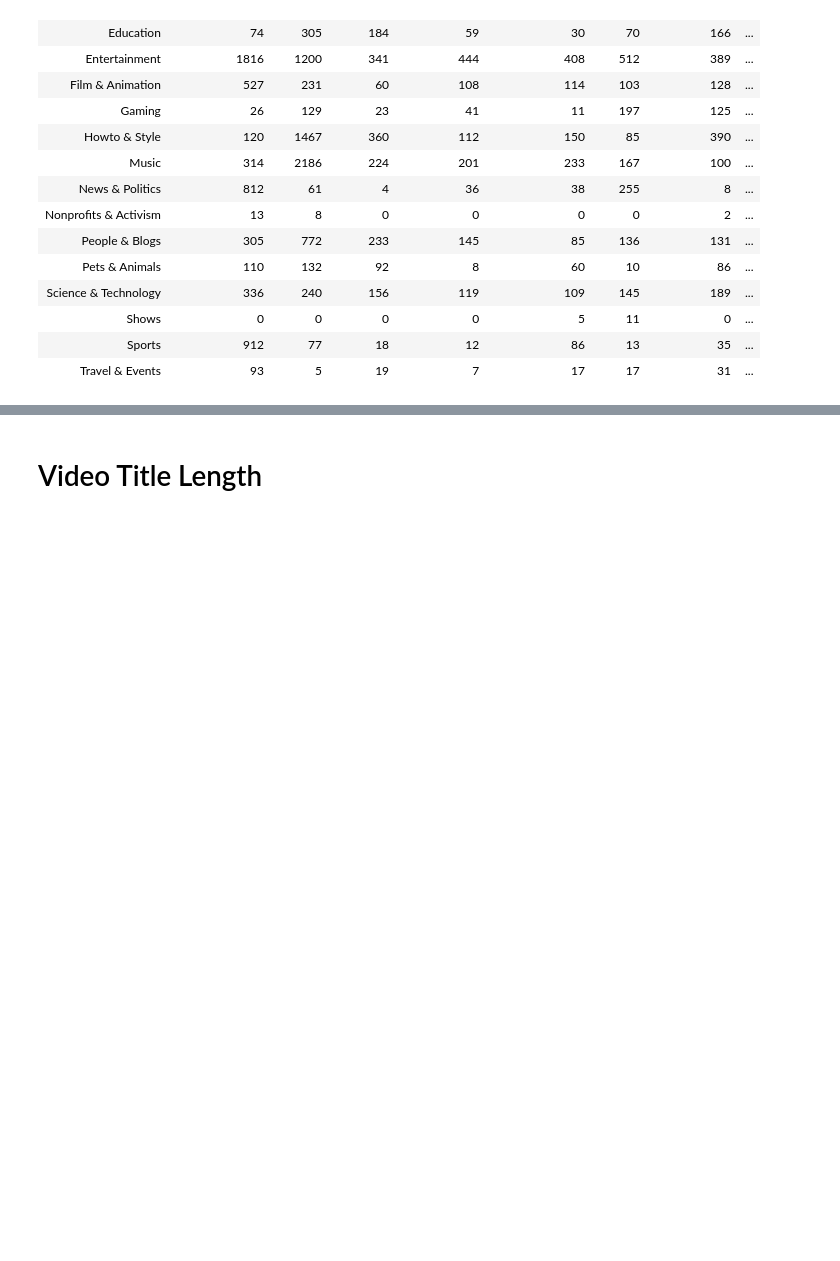
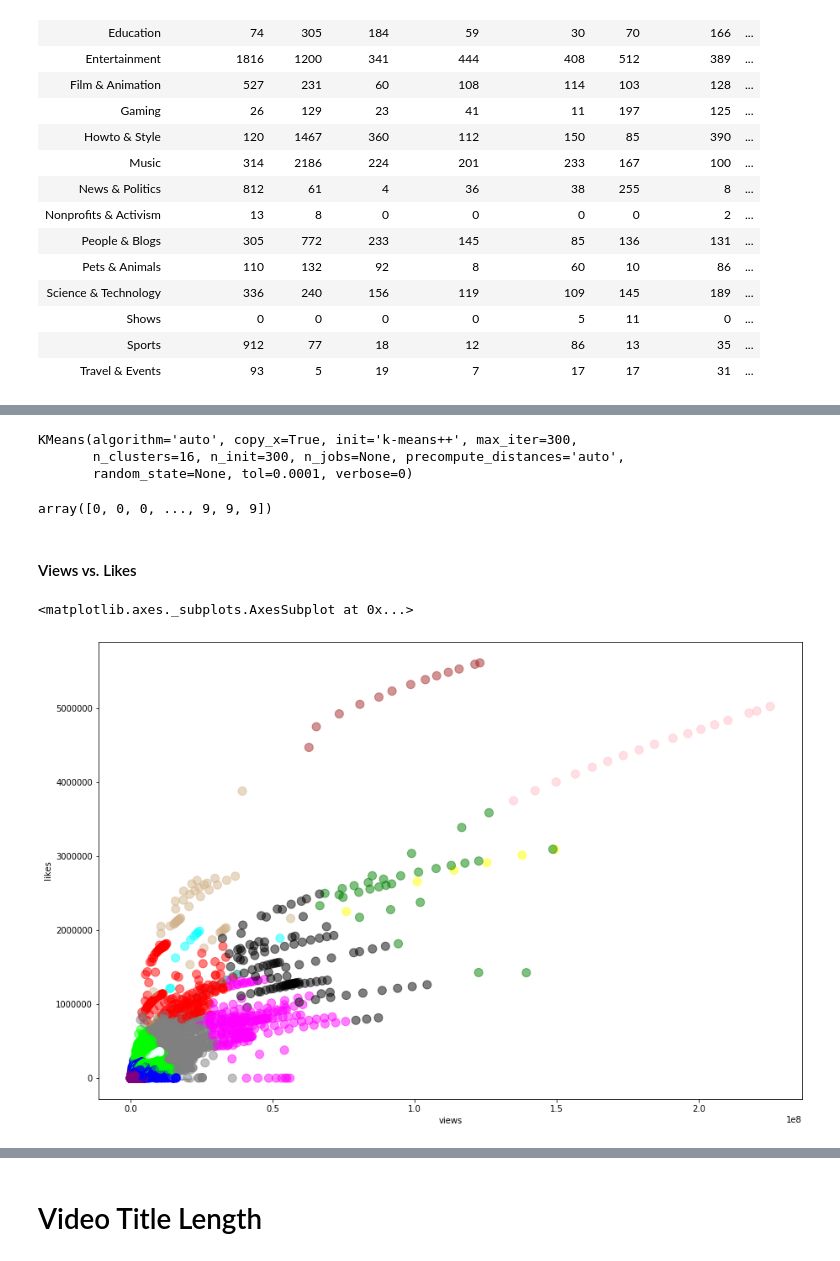
Before and after one commit to srivasis/MA384, a Jupyter notebook: Category as a Predictive attribute.ipynb, the cells around one changed output, grey strips where cells are left out. Drawn from its saved outputs; the diff is of its cells as text; code cells hidden in the pictures; blank space fills up the shorter version.

Commit message:
Tyler week 8 - category k-means,title length gloabally, how long videos trend vs. comments

```diff
--- a/Category as a Predictive attribute.ipynb
+++ b/Category as a Predictive attribute.ipynb
@@ -255,0 +279,25 @@ ConfMat
+# %%
+km = KMeans(n_clusters=16,n_init=300)
+km.fit(attributes)
+# %% [output]
+KMeans(algorithm='auto', copy_x=True, init='k-means++', max_iter=300,
+       n_clusters=16, n_init=300, n_jobs=None, precompute_distances='auto',
+       random_state=None, tol=0.0001, verbose=0)
+# %%
+lables = km.predict(attributes)
+lables
+# %% [output]
+array([0, 0, 0, ..., 9, 9, 9])
+# %% [markdown]
+#### Views vs. Likes
+# %%
+#k-means clustering
+df = pd.DataFrame()
+color = np.array(['blue','green','yellow','red','orange',
+                  'purple','cyan','brown','pink','black',
+                  'tan','gray','fuchsia','lime','azure','teal'])
+df['kmeans'] = color[lables]
+usData.plot.scatter(x='views',y='likes',c=df.kmeans, s=100,alpha=0.5,figsize=(15,10))
+# %% [output]
+<matplotlib.axes._subplots.AxesSubplot at 0x...>
+[figure, added]
```
Also changed, not shown: parts of 14 cells of this notebook, 5 other files.
